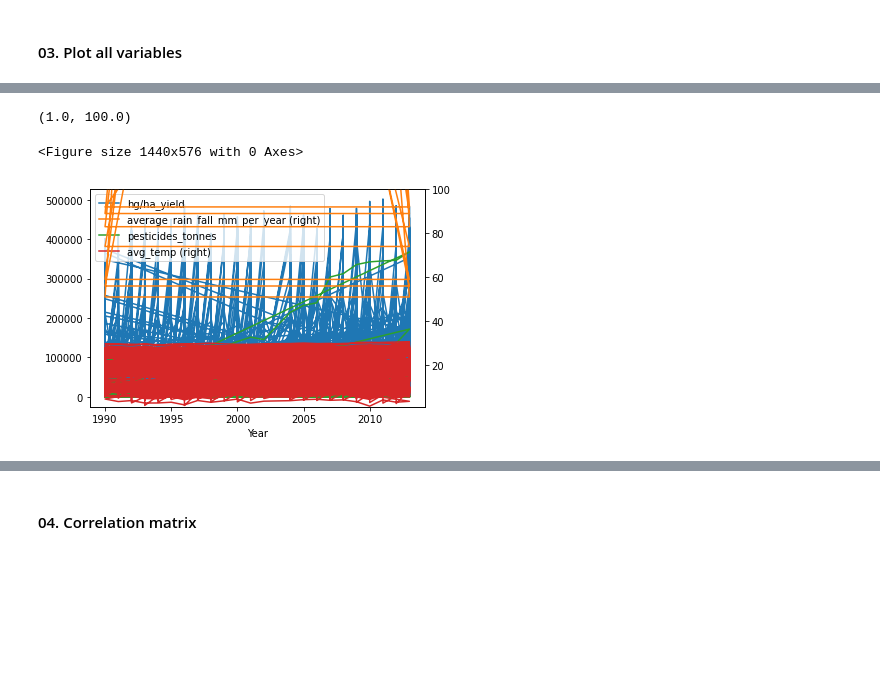
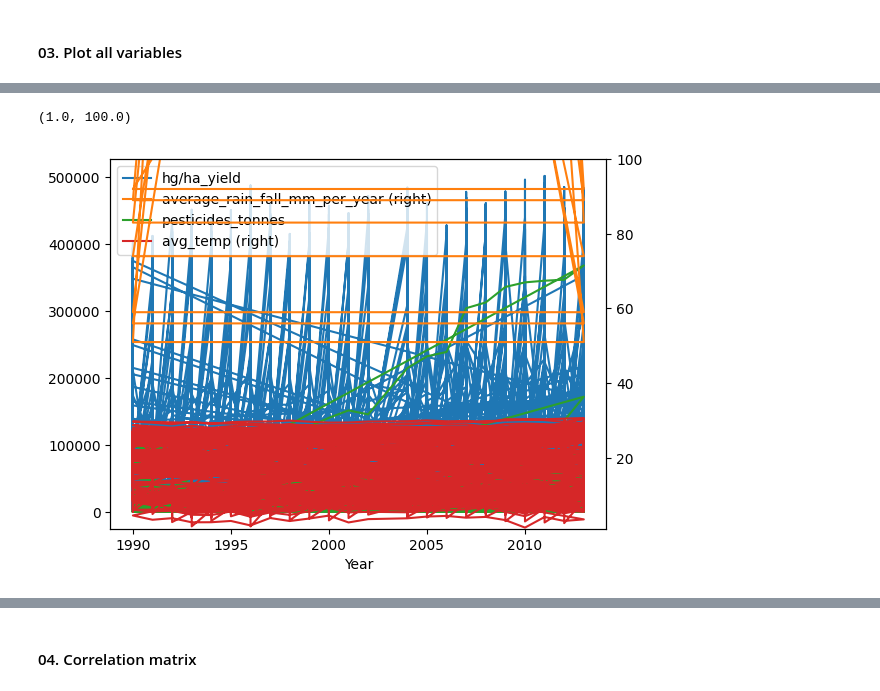
Before and after one commit to saradiazdelser/application-of-machine-learning-algorithms-to-perform-crop-yield-prediction, a Jupyter notebook: data_preprocessing.ipynb, the cells around one changed output, grey strips where cells are left out. Saved outputs shown, nothing was run; the diff lists cells and outputs as text; code cells hidden in the pictures; blank space fills up the shorter version.

```diff
--- a/data_preprocessing.ipynb
+++ b/data_preprocessing.ipynb
@@ -56,7 +49,7 @@ Error:
 # %% [markdown]
 ### 01. Load the dataset
 # %%
-dataset = pd.read_csv('yield_df.csv', encoding='utf-8', index_col=[0])
+dataset = pd.read_csv('data_preprocessing/yield_df.csv', encoding='utf-8', index_col=[0])
 # %% [markdown]
 ### 02. Explore the dataset
 # %% [markdown]
@@ -145,12 +160,10 @@ dataset.plot(x='Year')
 # %%
 # Plot all variables against time
-plt.figure(figsize=(20,8))
 ax = dataset.plot.line(secondary_y=['avg_temp','average_rain_fall_mm_per_year'], x='Year', rot=0)
 ax.right_ax.set_ylim(1,100)
 # %% [output]
 (1.0, 100.0)
-<Figure size 1440x576 with 0 Axes>
-[figure, old version]
+[figure, new version]
 # %%
 #Plot histograms of all the variables in the dataset
 dataset.hist(bins=50, figsize = (20,15))
```
Also changed, not shown: parts of 58 cells of this notebook, 4 other files.
